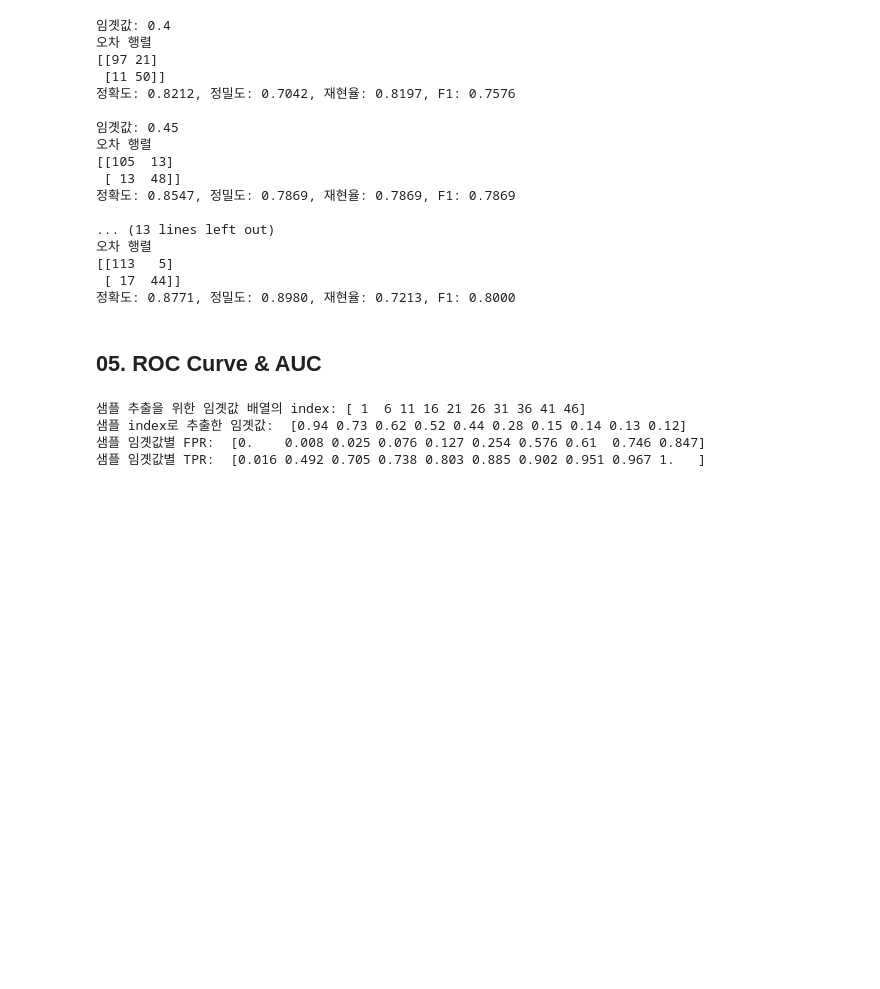
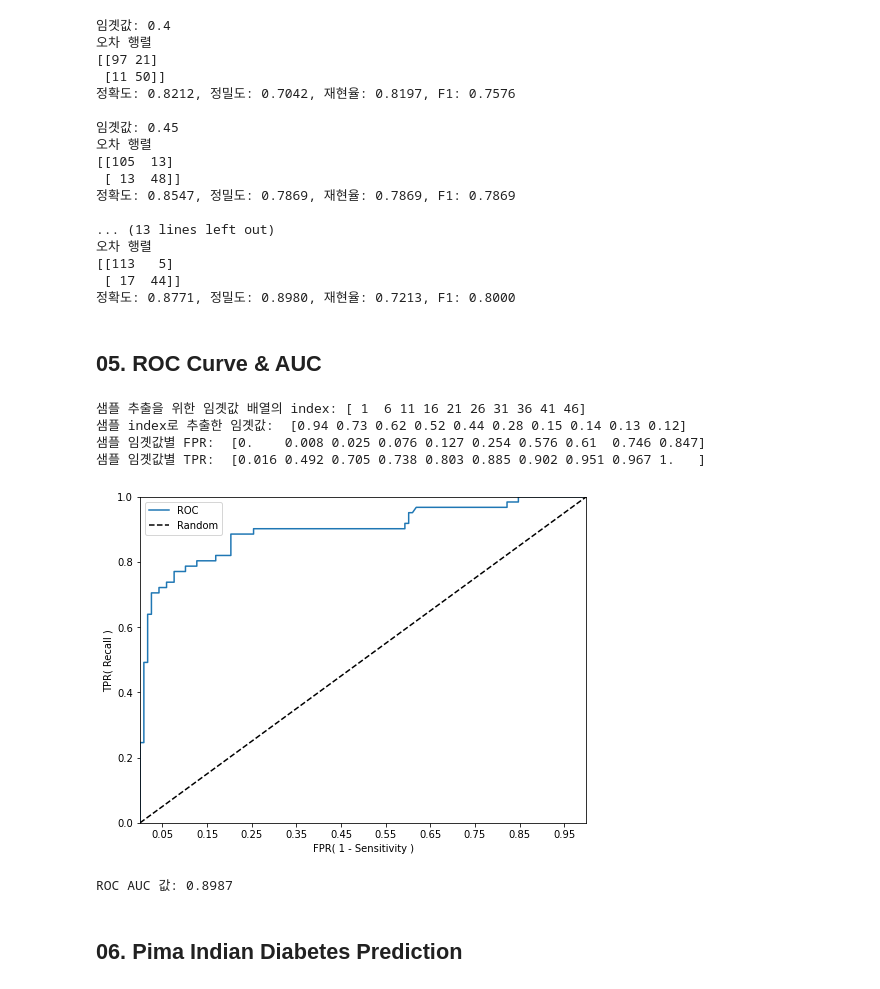
Before and after one commit to RJ-Stony/A-Complete-Guide-to-ML, a Jupyter notebook: 03)Evaluation.ipynb, the cells around one changed output. Drawn from its saved outputs; the diff is of its cells as text; code cells hidden in the pictures; blank space fills up the shorter version.

```diff
--- a/03)Evaluation.ipynb
+++ b/03)Evaluation.ipynb
@@ -412,0 +409,30 @@ def roc_curve_plot(y_test, pred_proba_c1):
+# %%
+def roc_curve_plot(y_test, pred_proba_c1):
+  # 임곗값에 따른 FPR, TPR 값을 반환받음.
+  fprs, tprs, thresholds = roc_curve(y_test, pred_proba_c1)
+
+  plt.figure(figsize=(8, 6))
+
+  # ROC 곡선을 그래프 곡선으로 그림.
+  plt.plot(fprs, tprs, label='ROC')
+  # 가운데 대각선 직선을 그림.
+  plt.plot([0, 1], [0, 1], 'k--', label='Random')
+
+  # FPR X 축의 Scale을 0.1 단위로 변경, X, Y축 명 설정 등
+  start, end = plt.xlim()
+  plt.xticks(np.round(np.arange(start, end, .1), 2))
+  plt.xlim(0, 1); plt.ylim(0, 1)
+  plt.xlabel('FPR( 1 - Sensitivity )'); plt.ylabel('TPR( Recall )')
+  plt.legend()
+
+roc_curve_plot(y_test, pred_proba[:, 1])
+# %% [output]
+[figure, added]
+# %%
+from sklearn.metrics import roc_auc_score
+
+pred_proba = lr_clf.predict_proba(X_test)[:, 1]
+roc_score = roc_auc_score(y_test, pred_proba)
+print('ROC AUC 값: {0:.4f}'.format(roc_score))
+# %% [output]
+ROC AUC 값: 0.8987
@@ -412,0 +452,2 @@ def roc_curve_plot(y_test, pred_proba_c1):
+# %% [markdown]
+## 06. Pima Indian Diabetes Prediction
```
Also changed, not shown: parts of 14 cells of this notebook.
